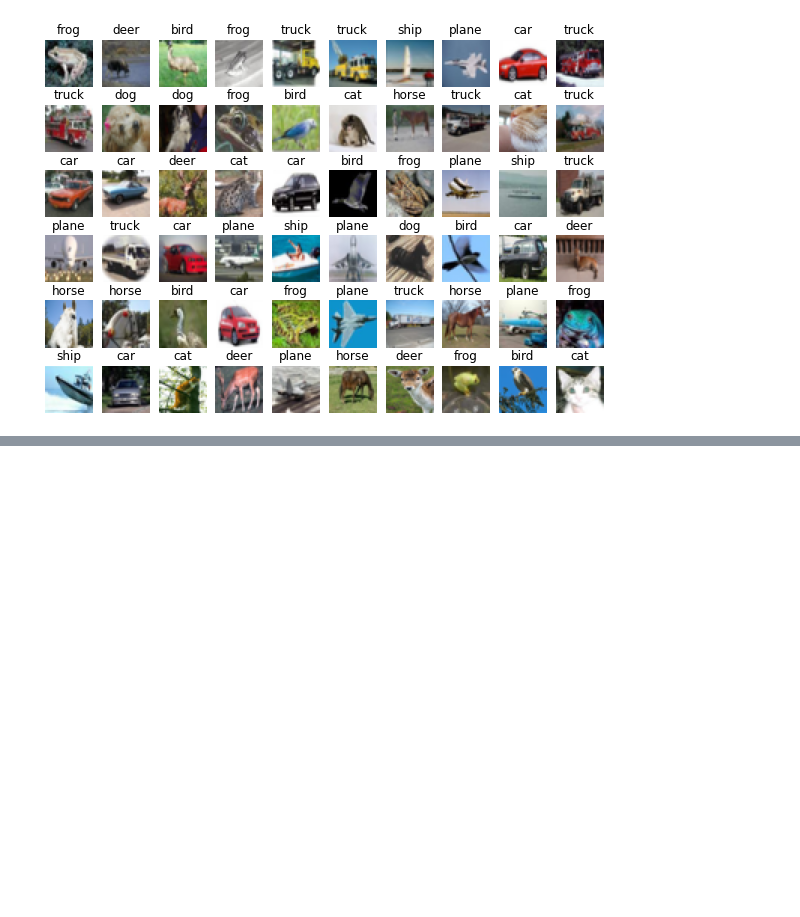
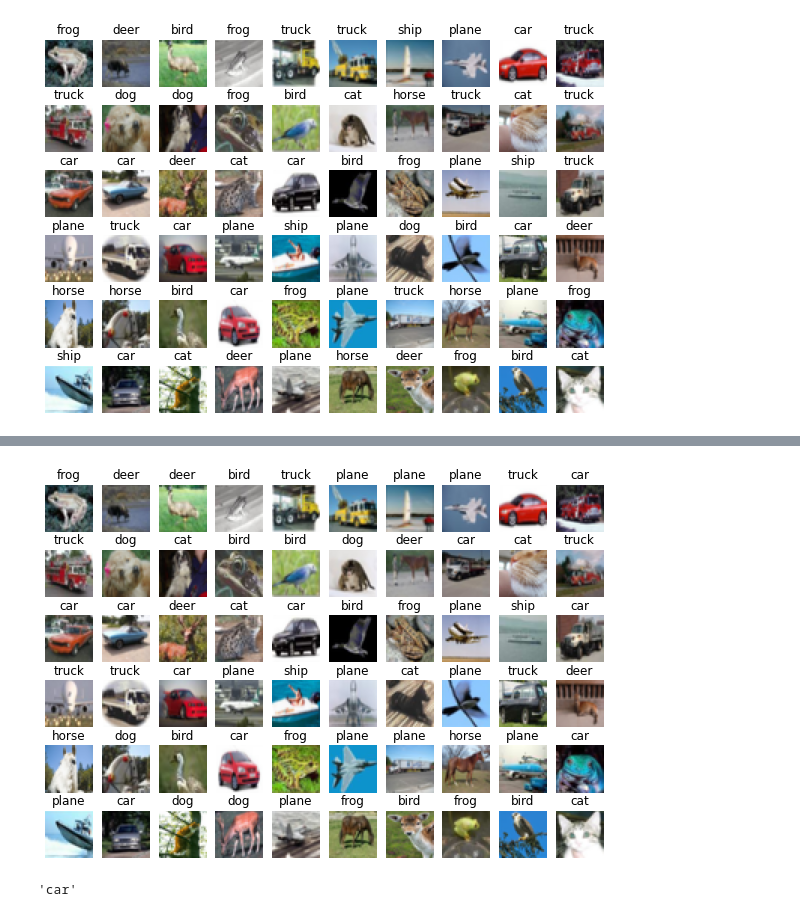
Before and after one commit to RobertSparadrap/neronal_network, a Jupyter notebook: cnn.ipynb, the cells around one changed output, grey strips where cells are left out. Saved outputs shown, nothing was run; the diff lists cells and outputs as text; code cells hidden in the pictures; blank space fills up the shorter version.

```diff
--- a/cnn.ipynb
+++ b/cnn.ipynb
@@ -42,0 +127,23 @@ fig = show_images(images, labels)
+# %%
+from torch import optim
+
+def train_model(model, trainloader, epochs=15, lr=0.0035, momentum=0.7):
+  sgd = optim.SGD(model.parameters(), lr=lr, momentum=momentum)
+  cel = nn.CrossEntropyLoss()
+  losses = []
+  for epoch in range(epochs):
+    _loss = 0
+    for images, labels in trainloader:
+      sgd.zero_grad()
+      preds = model(images)
+      loss = cel(preds, labels)
+      loss.backward()
+      sgd.step()
+      _loss += loss.item()
+    avg_loss = _loss / len(trainloader)
+    losses.append(avg_loss)
+    print(f"Epoch {epoch} - training loss: {avg_loss}")
+  return model, losses
+# %%
+model = ImageNet()
+model, losses = train_model(model, trainloader)
@@ -42,0 +166,11 @@ fig = show_images(images, labels)
+# %%
+preds = model(images)
+preds = [pred.argmax() for pred in preds]
+fig = show_images(images, preds)
+# %% [output]
+[figure, added]
+# %%
+pred = model(images[9].unsqueeze(dim=0))
+class_names[pred.argmax()]
+# %% [output]
+'car'
```
Also changed, not shown: parts of 16 cells of this notebook.
